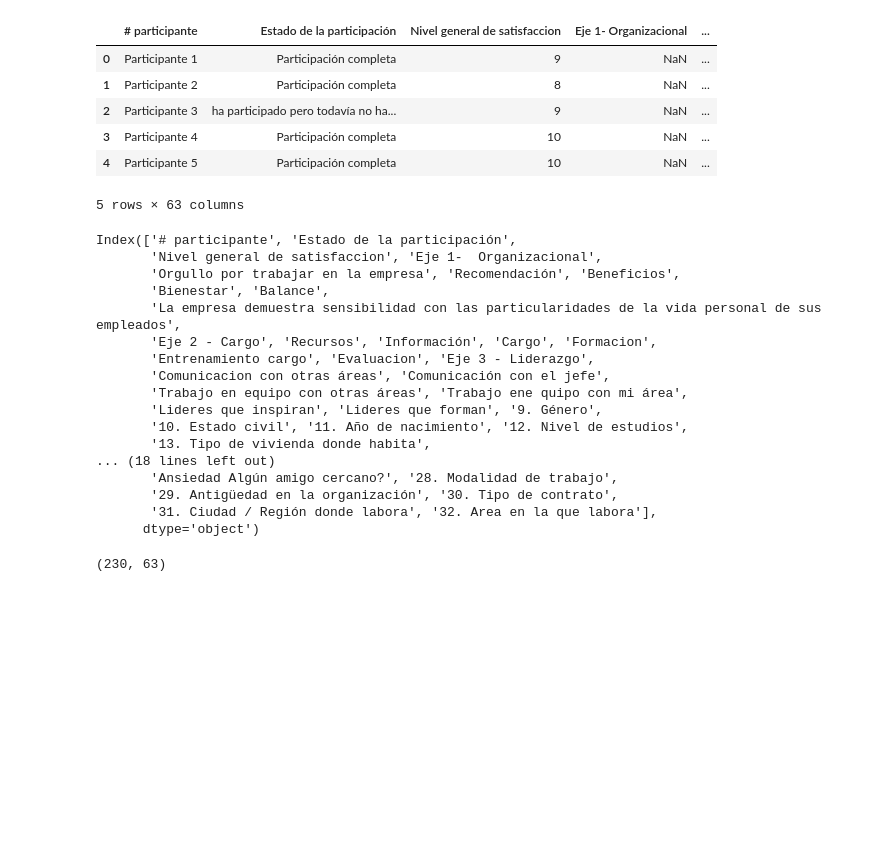
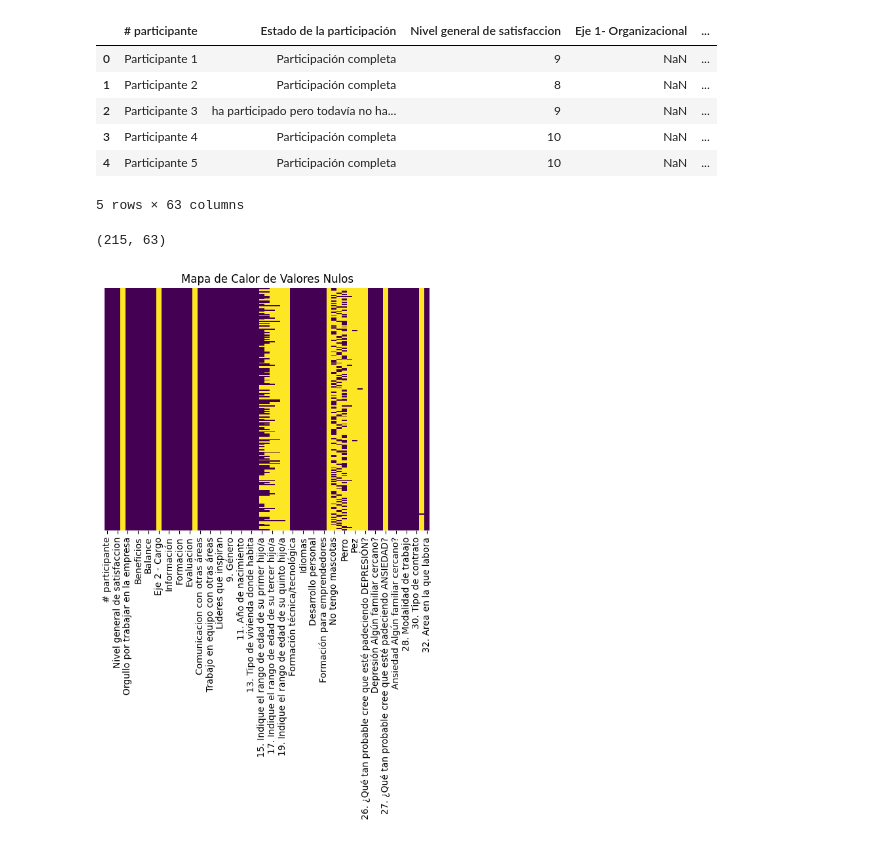
Before and after one commit to LaMarr-afk/Prueba_Tecnica_We_Team, a Jupyter notebook: solucion.ipynb, the cells around one changed output. Saved outputs shown, nothing was run; the diff lists cells and outputs as text; code cells hidden in the pictures; blank space fills up the shorter version.

Commit message:
Cambios

```diff
--- a/solucion.ipynb
+++ b/solucion.ipynb
@@ -6,35 +7,31 @@ import seaborn as sns
 # %%
 df=pd.read_excel("Prueba Tecnica Analista de Datos.xlsx",skiprows=1,engine="openpyxl")
-df.head()
+df = df.rename(columns={
+    '26. La DEPRESIÓN es un trastorno del estado anímico en el que la persona se siente triste, melancólica y abatida en un nivel que interfiere con las actividades de la vida cotidiana durante un lapso de algunas semanas o meses. Sus síntomas son irritabilidad frecuente, dificultad para concentrarse, dificultad para conciliar el sueño o exceso de sueño, cambio grande en el apetito (exceso o pérdida), cansancio y falta de energía, dificultad para concentrarse, pensamientos repetitivos de muerte o suicidio, sentimientos de desesperanza o abandono y pérdida de la capacidad de disfrutar actividades que solían hacerlo feliz. Teniendo en cuenta la descripción anterior, ¿Qué tan probable cree que esté padeciendo DEPRESIÓN:': '26. ¿Qué tan probable cree que esté padeciendo DEPRESIÓN?',
+    '27. Los trastornos de ANSIEDAD son estados en los que se experimentan sentimientos de miedo, temor o inquietud que no desaparecen y van empeorando con el tiempo, de tal forma que interfieren con la vida cotidiana, en las relaciones interpersonales, el trabajo o en estudio. Sus síntomas son sensación de peligro inminente, pánico o catástrofe, latidos cardíacos fuertes o rápidos, mareos, respiración acelerada, sudoración, temblores, problemas para concentrarse o para pensar en algo diferente al tema de preocupación, problemas gastrointestinales y problemas para conciliar el sueño. Teniendo en cuenta la descripción anterior, ¿Qué tan probable cree que esté padeciendo ANSIEDAD': '27. ¿Qué tan probable cree que esté padeciendo ANSIEDAD?'
+})
-# %% [output]
-|  | # participante | Estado de la participación | Nivel general de satisfaccion | Eje 1- Organizacional | ... |
-| 0 | Participante 1 | Participación completa | 9 | NaN | ... |
-| 1 | Participante 2 | Participación completa | 8 | NaN | ... |
-| 2 | Participante 3 | ha participado pero todavía no ha... | 9 | NaN | ... |
-| 3 | Participante 4 | Participación completa | 10 | NaN | ... |
-| 4 | Participante 5 | Participación completa | 10 | NaN | ... |
-5 rows × 63 columns
 # %%
-df.columns
+df.head()
 # %% [output]
+|  | # participante | Estado de la participación | Nivel general de satisfaccion | Eje 1- Organizacional | ... |
+| 0 | Participante 1 | Participación completa | 9 | NaN | ... |
+| 1 | Participante 2 | Participación completa | 8 | NaN | ... |
+| 2 | Participante 3 | ha participado pero todavía no ha... | 9 | NaN | ... |
+| 3 | Participante 4 | Participación completa | 10 | NaN | ... |
+| 4 | Participante 5 | Participación completa | 10 | NaN | ... |
-Index(['# participante', 'Estado de la participación',
-       'Nivel general de satisfaccion', 'Eje 1-  Organizacional',
-       'Orgullo por trabajar en la empresa', 'Recomendación', 'Beneficios',
-       'Bienestar', 'Balance',
-       'La empresa demuestra sensibilidad con las particularidades de la vida personal de sus empleados',
-       'Eje 2 - Cargo', 'Recursos', 'Información', 'Cargo', 'Formacion',
-       'Entrenamiento cargo', 'Evaluacion', 'Eje 3 - Liderazgo',
-       'Comunicacion con otras áreas', 'Comunicación con el jefe',
-       'Trabajo en equipo con otras áreas', 'Trabajo ene quipo con mi área',
-       'Lideres que inspiran', 'Lideres que forman', '9. Género',
-       '10. Estado civil', '11. Año de nacimiento', '12. Nivel de estudios',
-       '13. Tipo de vivienda donde habita',
-... (18 lines left out)
-       'Ansiedad Algún amigo cercano?', '28. Modalidad de trabajo',
-       '29. Antigüedad en la organización', '30. Tipo de contrato',
-       '31. Ciudad / Región donde labora', '32. Area en la que labora'],
-      dtype='object')
+5 rows × 63 columns
-# %%
-df.shape
-# %% [output]
-(230, 63)
+# %%
+df1=df[df['Estado de la participación']=='Participación completa']
+df1.shape
+# %% [output]
+(215, 63)
+# %%
+sns.heatmap(df1.isnull(),
+            cmap='viridis',
+            cbar=False,
+            yticklabels=False)
+
+plt.title('Mapa de Calor de Valores Nulos')
+plt.show()
+# %% [output]
+[figure, added]
```
Also changed, not shown: parts of 6 cells of this notebook, 1 other file.
